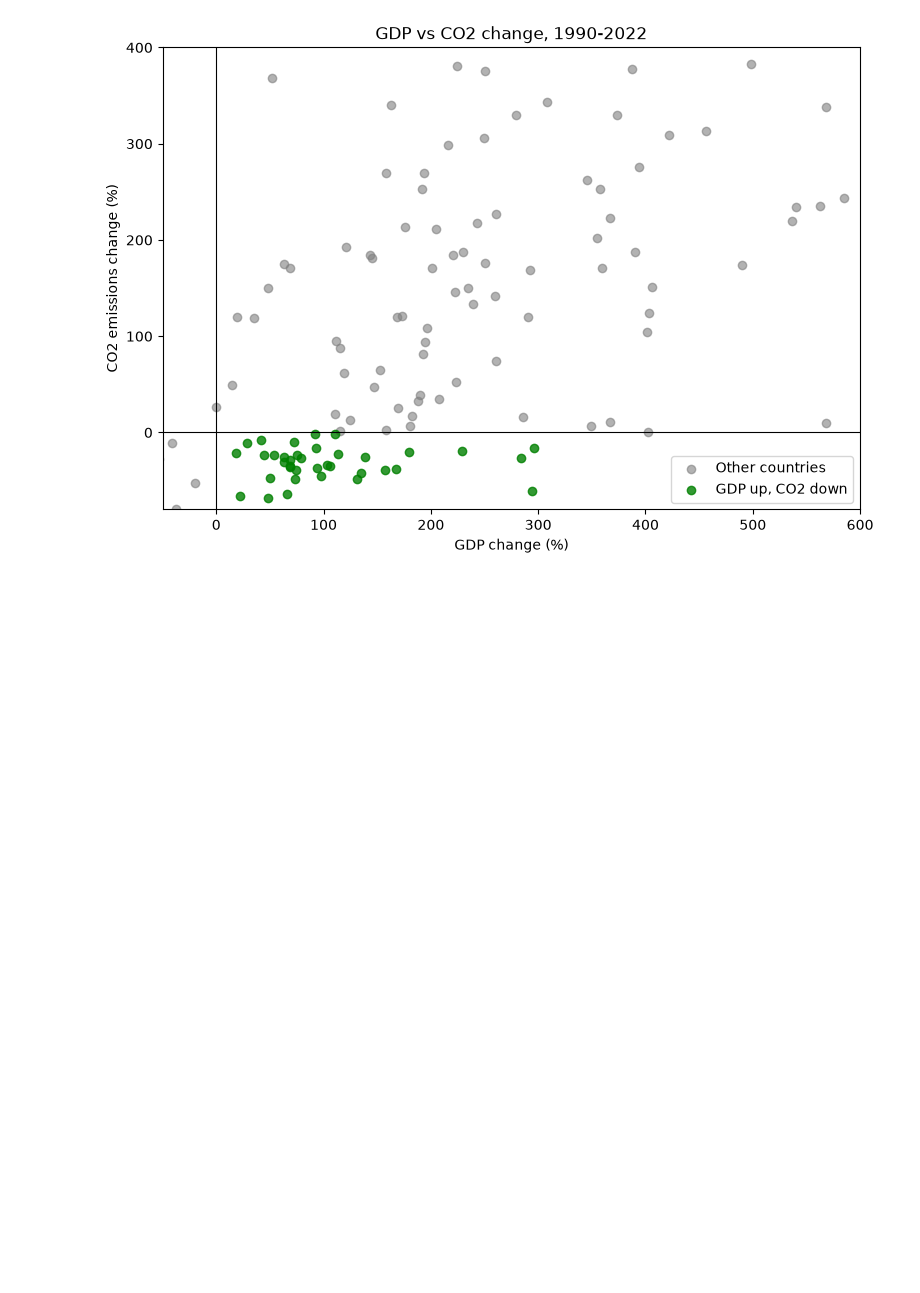
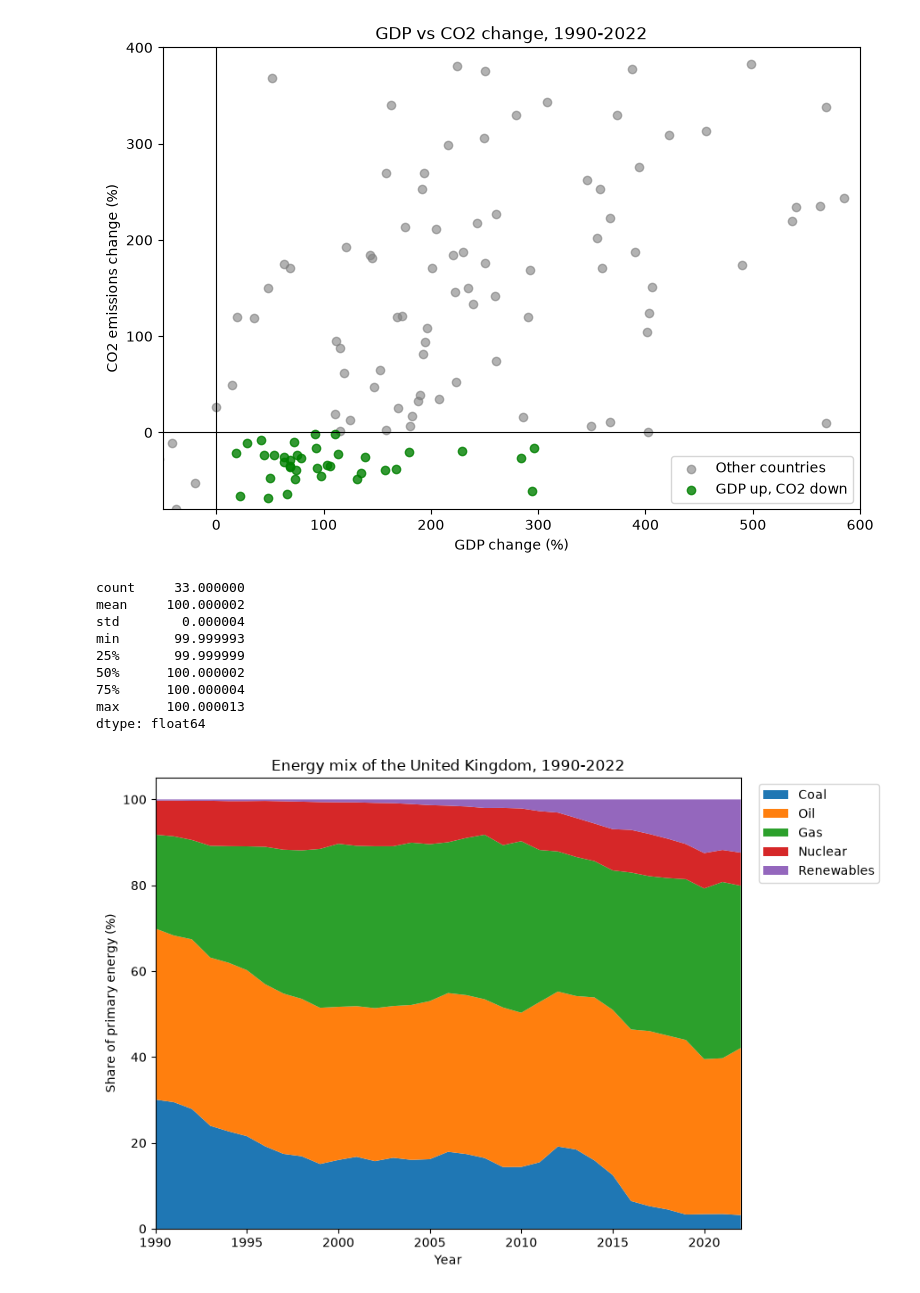
Before and after one commit to NazarliShahin/powering-the-planet, a Jupyter notebook: notebooks/01_explore.ipynb, the cells around one changed output. Drawn from its saved outputs; the diff is of its cells as text; code cells hidden in the pictures; blank space fills up the shorter version.

Commit message:
Move legend outside the energy mix chart

```diff
--- a/notebooks/01_explore.ipynb
+++ b/notebooks/01_explore.ipynb
@@ -149,3 +149,26 @@ fig = plot_change_scatter(
 )
 # %% [output]
 [figure]
+# %%
+import importlib
+import src.analysis
+import src.visualization
+importlib.reload(src.analysis)
+importlib.reload(src.visualization)
+from src.analysis import energy_mix
+from src.visualization import plot_energy_mix
+
+uk = energy_mix(df, "United Kingdom")
+print(uk.sum(axis=1).describe())
+fig = plot_energy_mix(uk, "Energy mix of the United Kingdom, 1990-2022")
+# %% [output]
+count     33.000000
+mean     100.000002
+std        0.000004
+min       99.999993
+25%       99.999999
+50%      100.000002
+75%      100.000004
+max      100.000013
+dtype: float64
+[figure, added]
```
Also changed, not shown: 1 other file.
